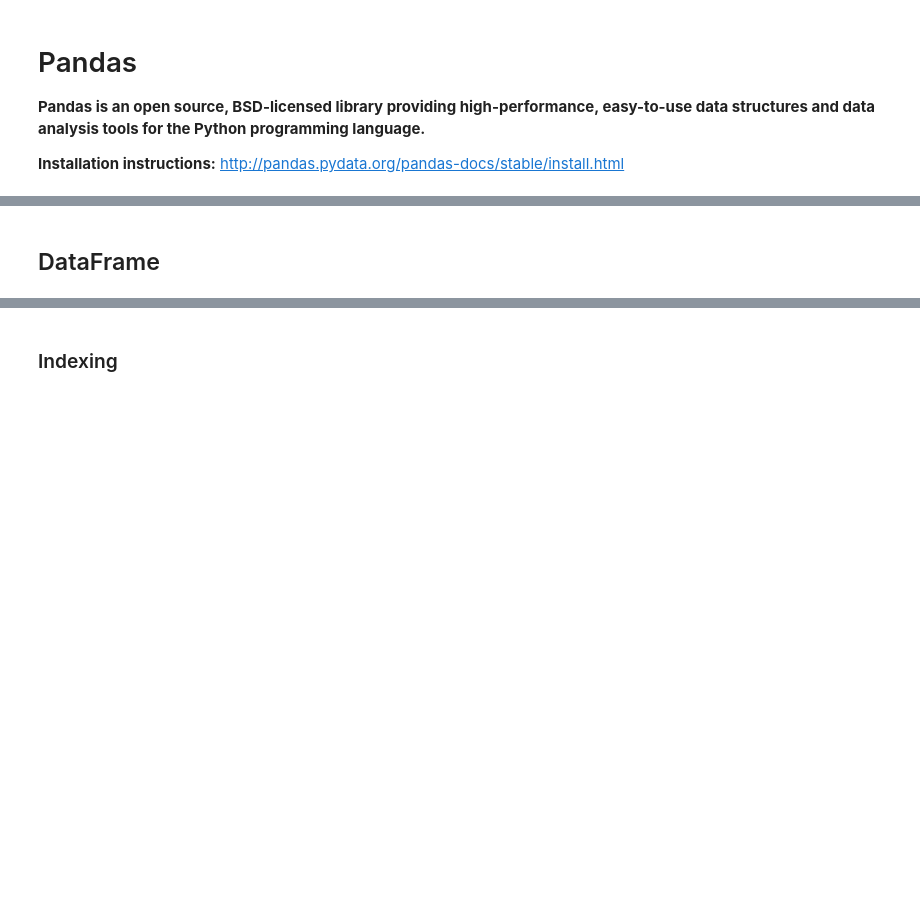
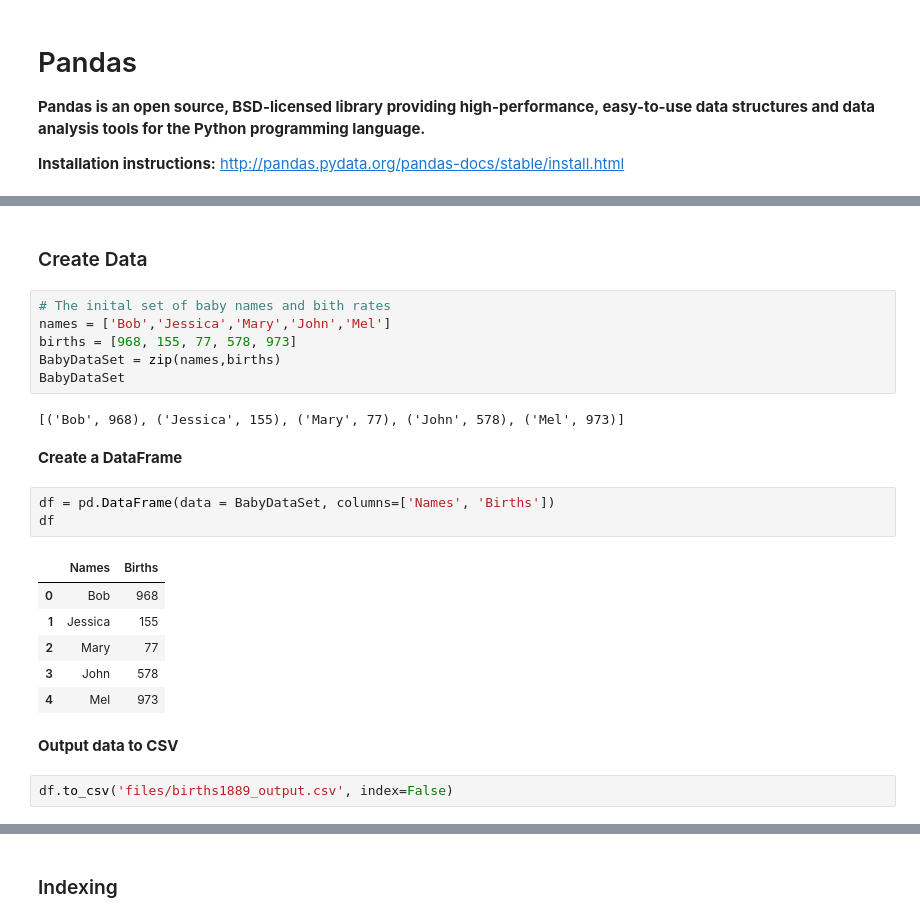
Before and after one commit to karthikhr024/python_classes, a Jupyter notebook: 4 - Statistics and Machine Learning using Python.ipynb, the cells around one changed output, grey strips where cells are left out. Saved outputs shown, nothing was run; the diff lists cells and outputs as text; blank space fills up the shorter version.

```diff
--- a/4 - Statistics and Machine Learning using Python.ipynb
+++ b/4 - Statistics and Machine Learning using Python.ipynb
@@ -34,2 +285,26 @@
+# %% [markdown]
+### Create Data
+# %%
+# The inital set of baby names and bith rates
+names = ['Bob','Jessica','Mary','John','Mel']
+births = [968, 155, 77, 578, 973]
+BabyDataSet = zip(names,births)
+BabyDataSet
+# %% [output]
+[('Bob', 968), ('Jessica', 155), ('Mary', 77), ('John', 578), ('Mel', 973)]
 # %% [markdown]
-## DataFrame
+**Create a DataFrame**
+# %%
+df = pd.DataFrame(data = BabyDataSet, columns=['Names', 'Births'])
+df
+# %% [output]
+|  | Names | Births |
+| 0 | Bob | 968 |
+| 1 | Jessica | 155 |
+| 2 | Mary | 77 |
+| 3 | John | 578 |
+| 4 | Mel | 973 |
+# %% [markdown]
+**Output data to CSV**
+# %%
+df.to_csv('files/births1889_output.csv', index=False)
```
Also changed, not shown: parts of 62 cells of this notebook, 8 other files.
